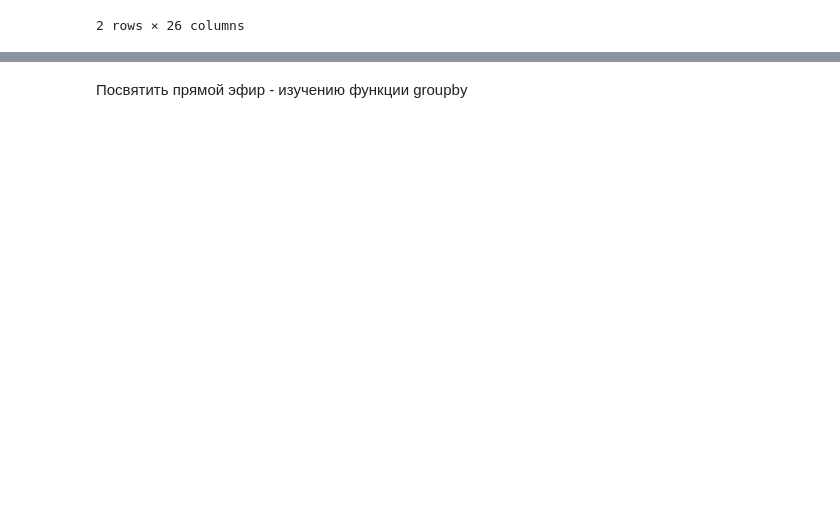
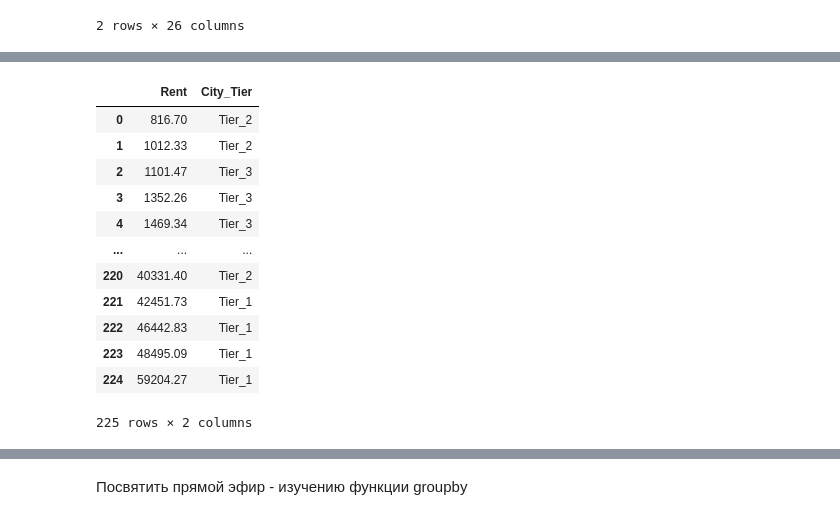
Before and after one commit to mks2607/Data_mks, a Jupyter notebook: Indian_Personal_Finance_and_Spending_Habits.ipynb, the cells around one changed output, grey strips where cells are left out. Saved outputs shown, nothing was run; the diff lists cells and outputs as text; code cells hidden in the pictures; blank space fills up the shorter version.

```diff
--- a/Indian_Personal_Finance_and_Spending_Habits.ipynb
+++ b/Indian_Personal_Finance_and_Spending_Habits.ipynb
@@ -227,0 +335,17 @@ grouped_max
+# %%
+reset_index = grouped['City_Tier'].sum().reset_index()
+reset_index
+# %% [output]
+|  | Rent | City_Tier |
+| 0 | 816.70 | Tier_2 |
+| 1 | 1012.33 | Tier_2 |
+| 2 | 1101.47 | Tier_3 |
+| 3 | 1352.26 | Tier_3 |
+| 4 | 1469.34 | Tier_3 |
+| ... | ... | ... |
+| 220 | 40331.40 | Tier_2 |
+| 221 | 42451.73 | Tier_1 |
+| 222 | 46442.83 | Tier_1 |
+| 223 | 48495.09 | Tier_1 |
+| 224 | 59204.27 | Tier_1 |
+225 rows × 2 columns
```
Also changed, not shown: parts of 10 cells of this notebook.
